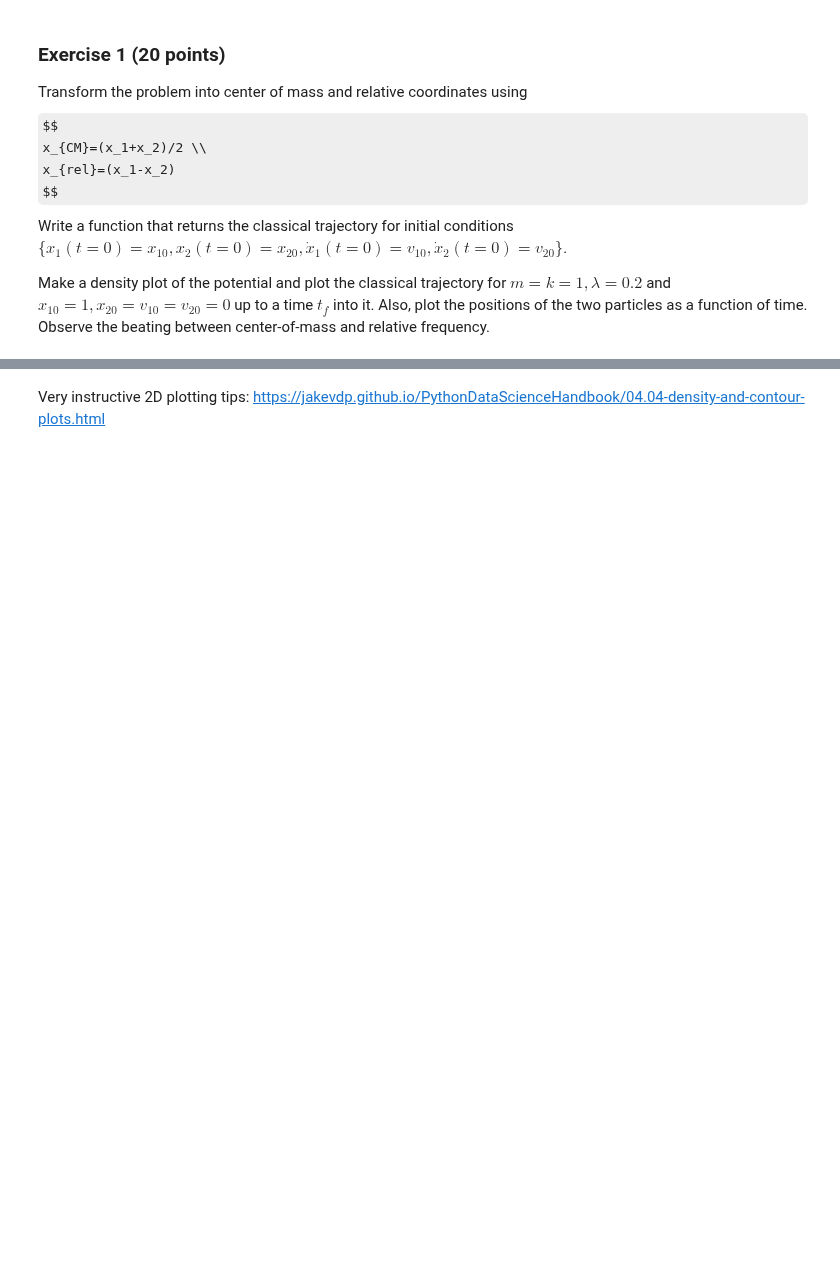
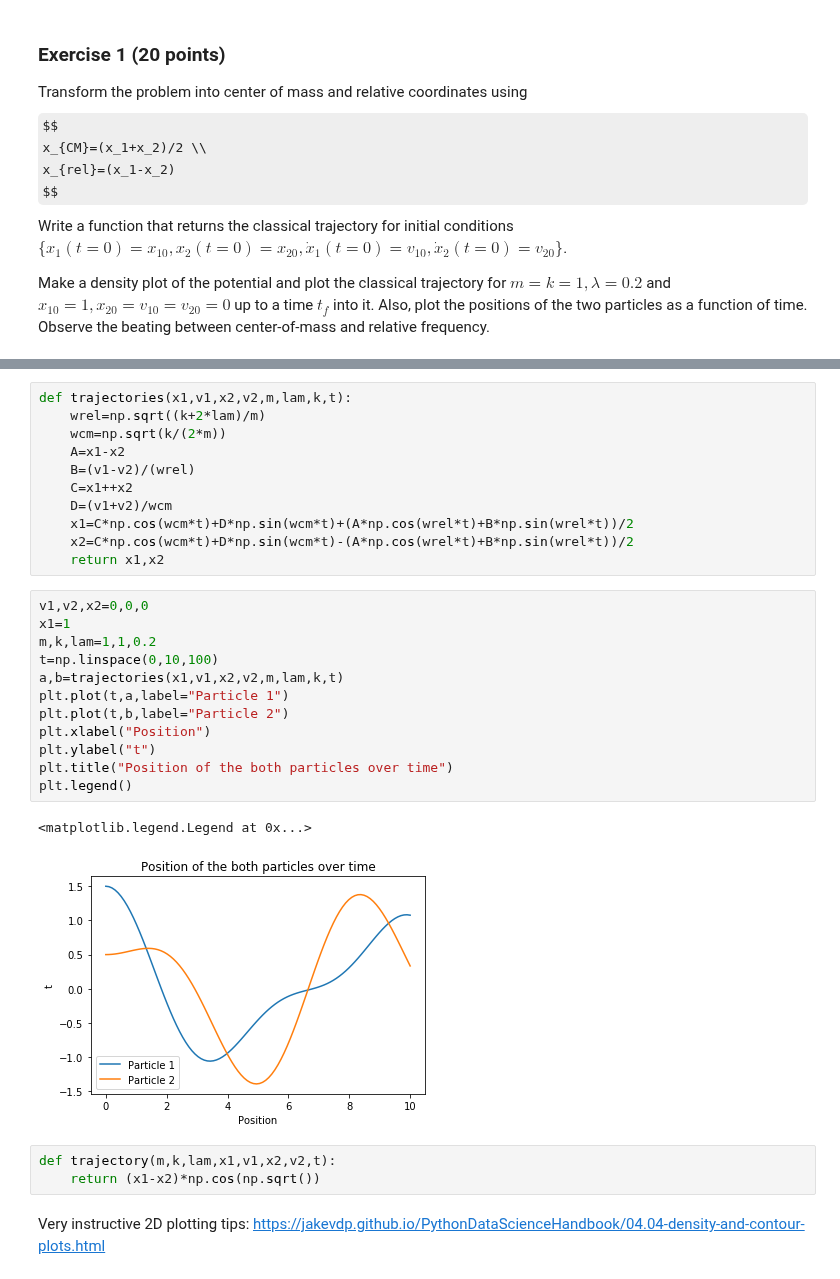
Before and after one commit to ml4cdeca/ComputationalQuantumDynamics, a Jupyter notebook: blatt3/exercise3.ipynb, the cells around one changed output, grey strips where cells are left out. Drawn from its saved outputs; the diff is of its cells as text; some formulas as TeX source; blank space fills up the shorter version.

```diff
--- a/blatt3/exercise3.ipynb
+++ b/blatt3/exercise3.ipynb
@@ -35,3 +87,32 @@ Make a density plot of the potential and plot the classical trajectory for $m=k=
+# %%
+def trajectories(x1,v1,x2,v2,m,lam,k,t):
+    wrel=np.sqrt((k+2*lam)/m)
+    wcm=np.sqrt(k/(2*m))
+    A=x1-x2
+    B=(v1-v2)/(wrel)
+    C=x1++x2
+    D=(v1+v2)/wcm
+    x1=C*np.cos(wcm*t)+D*np.sin(wcm*t)+(A*np.cos(wrel*t)+B*np.sin(wrel*t))/2
+    x2=C*np.cos(wcm*t)+D*np.sin(wcm*t)-(A*np.cos(wrel*t)+B*np.sin(wrel*t))/2
+    return x1,x2
+# %%
+v1,v2,x2=0,0,0
+x1=1
+m,k,lam=1,1,0.2
+t=np.linspace(0,10,100)
+a,b=trajectories(x1,v1,x2,v2,m,lam,k,t)
+plt.plot(t,a,label="Particle 1")
+plt.plot(t,b,label="Particle 2")
+plt.xlabel("Position")
+plt.ylabel("t")
+plt.title("Position of the both particles over time")
+plt.legend()
+# %% [output]
+<matplotlib.legend.Legend at 0x...>
+[figure, added]
+# %%
+def trajectory(m,k,lam,x1,v1,x2,v2,t):
+    return (x1-x2)*np.cos(np.sqrt())
 # %% [markdown]
 Very instructive 2D plotting tips:
 https://jakevdp.github.io/PythonDataScienceHandbook/04.04-density-and-contour-plots.html
```
Also changed, not shown: parts of 7 cells of this notebook.
